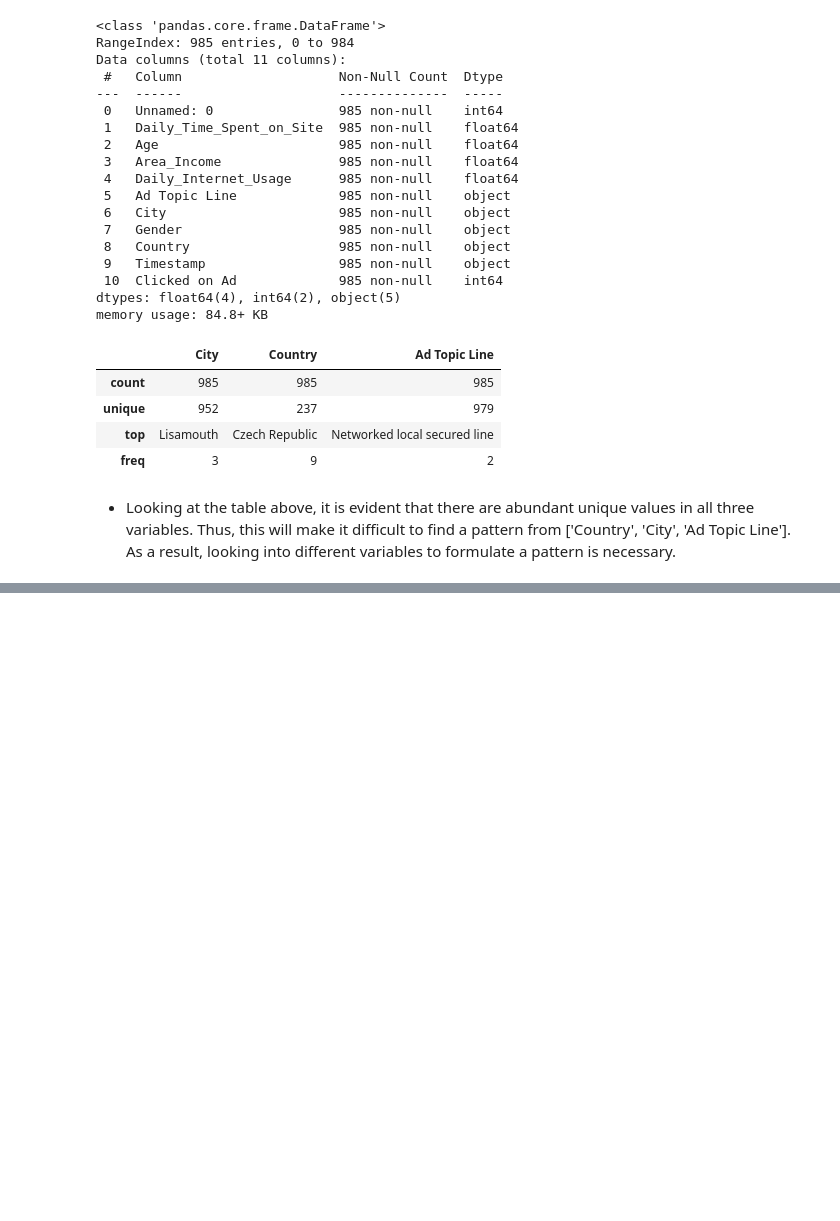
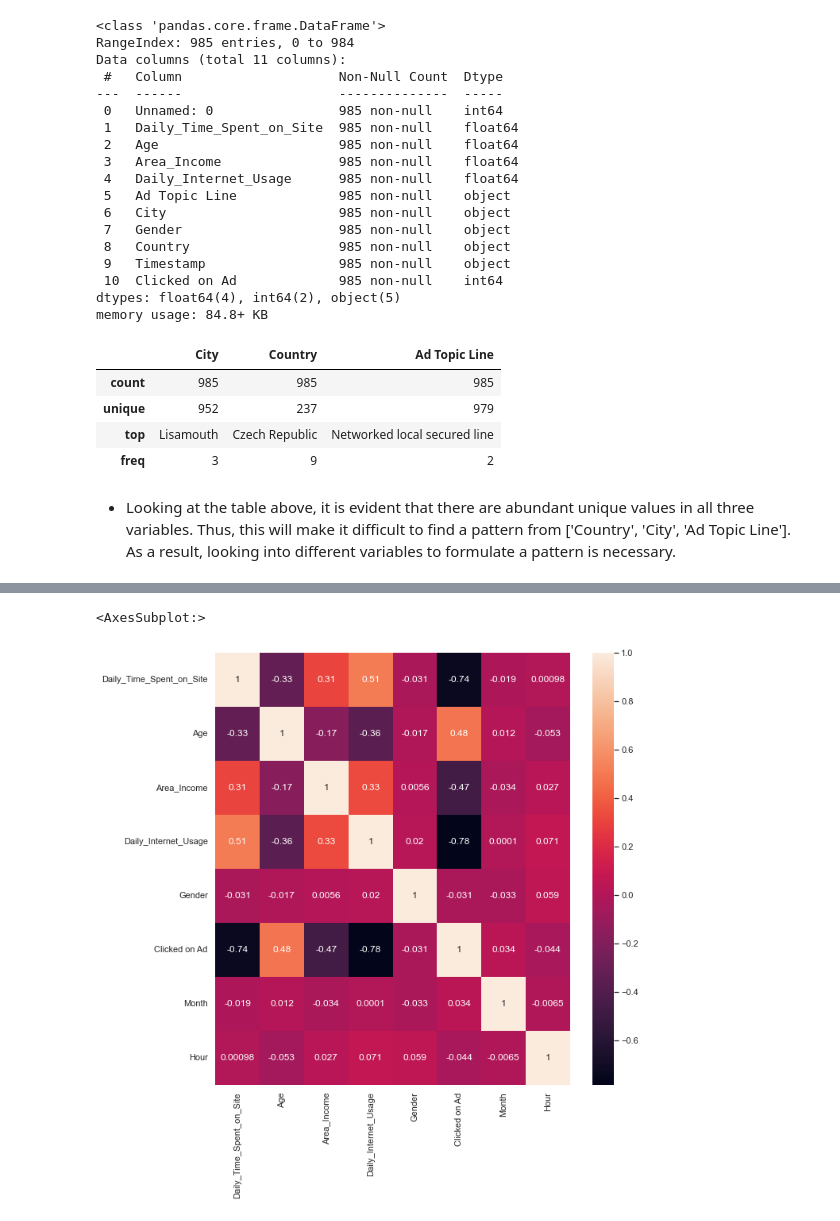
Before and after one commit to cmmoreno9/Effective_Targeting_of_Advertisments, a Jupyter notebook: code/Code.ipynb, the cells around one changed output, grey strips where cells are left out. Drawn from its saved outputs; the diff is of its cells as text; code cells hidden in the pictures; blank space fills up the shorter version.

Commit message:
finished preprocessing and label encoding

```diff
--- a/code/Code.ipynb
+++ b/code/Code.ipynb
@@ -349,0 +353,7 @@ clean_data.head(5)
+# %%
+# use label encoder for 'Gender' column
+gender_encoder = LabelEncoder()
+clean_data['Gender'] = gender_encoder.fit_transform(clean_data['Gender'])
+
+# view first five rows
+clean_data.head(5)
@@ -349,0 +382,10 @@ clean_data.head(5)
+# %%
+# utilize heatmap
+# create a heat map for visual correlation
+plt.figure(figsize=(10, 10))
+sns.set(font_scale=1)
+
+sns.heatmap(clean_data.corr(), annot=True)
+# %% [output]
+<AxesSubplot:>
+[figure, added]
```
Also changed, not shown: parts of 8 cells of this notebook.
